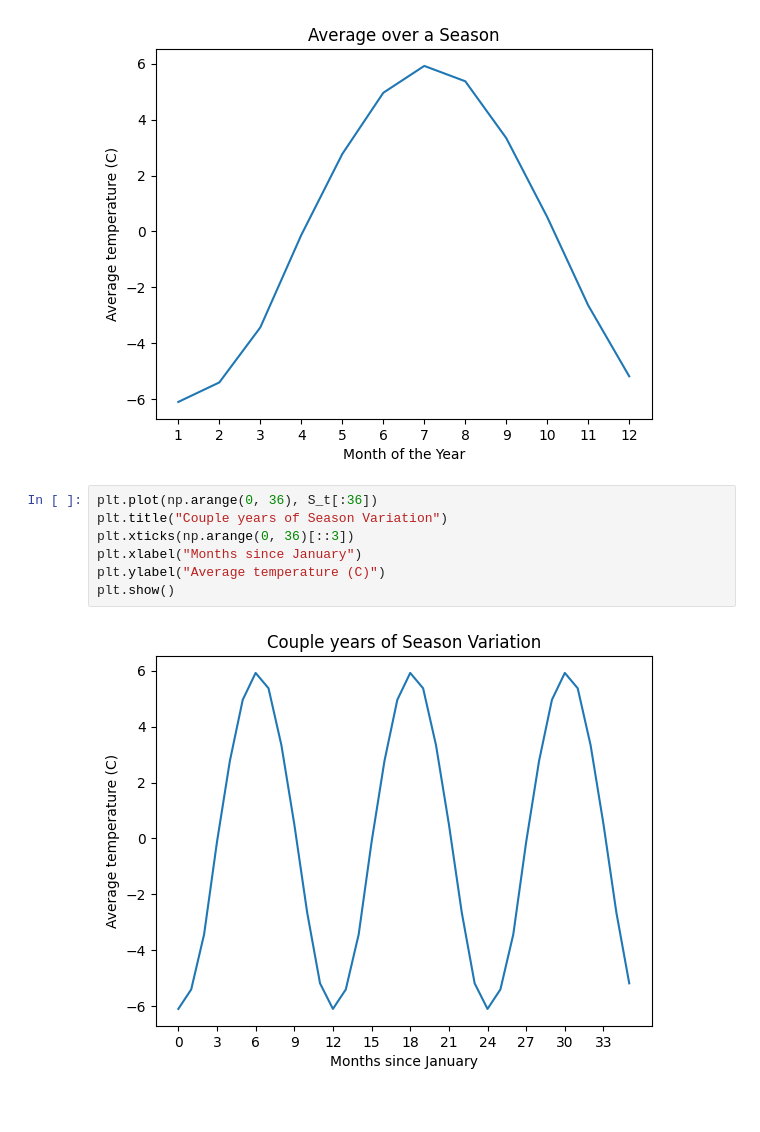
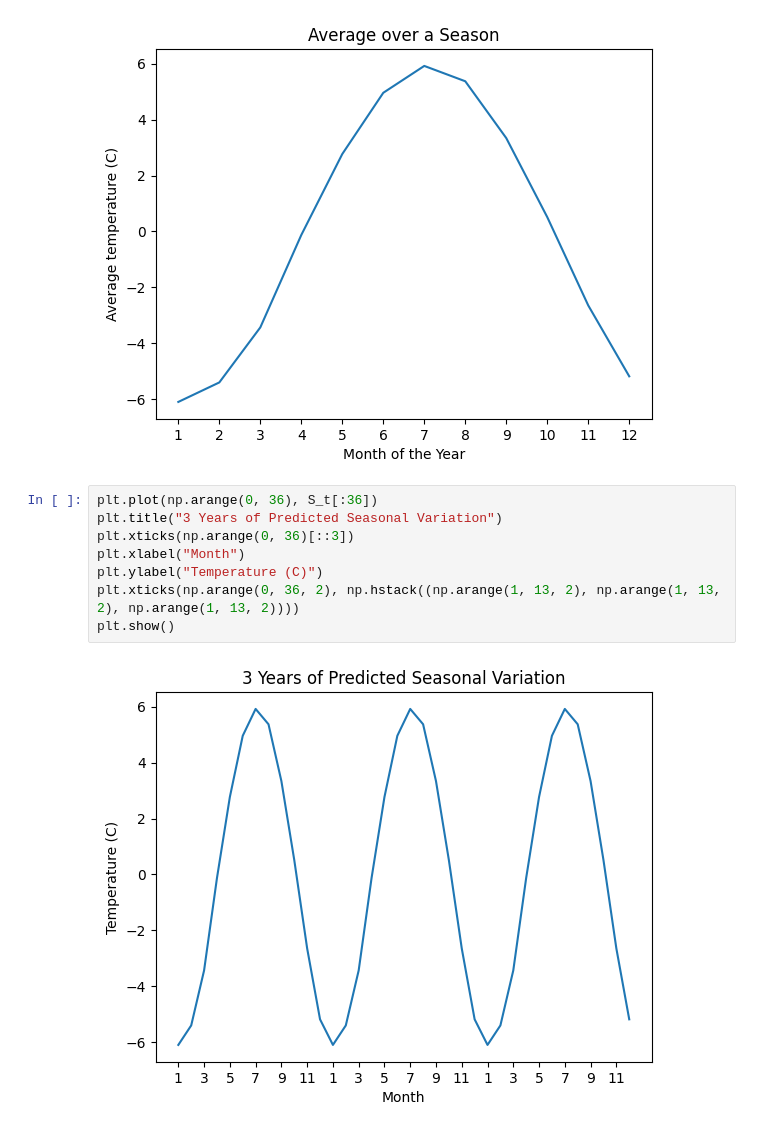
Before and after one commit to EthanPrimes/modeling_climate_change, a Jupyter notebook: seasonal_time_series.ipynb, the cells around one changed output. Drawn from its saved outputs; the diff is of its cells as text.

```diff
--- a/seasonal_time_series.ipynb
+++ b/seasonal_time_series.ipynb
@@ -87,13 +87,14 @@ plt.show()
 [figure]
 # %%
 plt.plot(np.arange(0, 36), S_t[:36])
-plt.title("Couple years of Season Variation")
+plt.title("3 Years of Predicted Seasonal Variation")
 plt.xticks(np.arange(0, 36)[::3])
-plt.xlabel("Months since January")
-plt.ylabel("Average temperature (C)")
+plt.xlabel("Month")
+plt.ylabel("Temperature (C)")
+plt.xticks(np.arange(0, 36, 2), np.hstack((np.arange(1, 13, 2), np.arange(1, 13, 2), np.arange(1, 13, 2))))
 plt.show()
 # %% [output]
-[figure, old version]
+[figure, new version]
 # %%
 plt.plot(T_t)
 plt.title("Trend (12 month moving average)")
```
Also changed, not shown: parts of 2 cells of this notebook.
